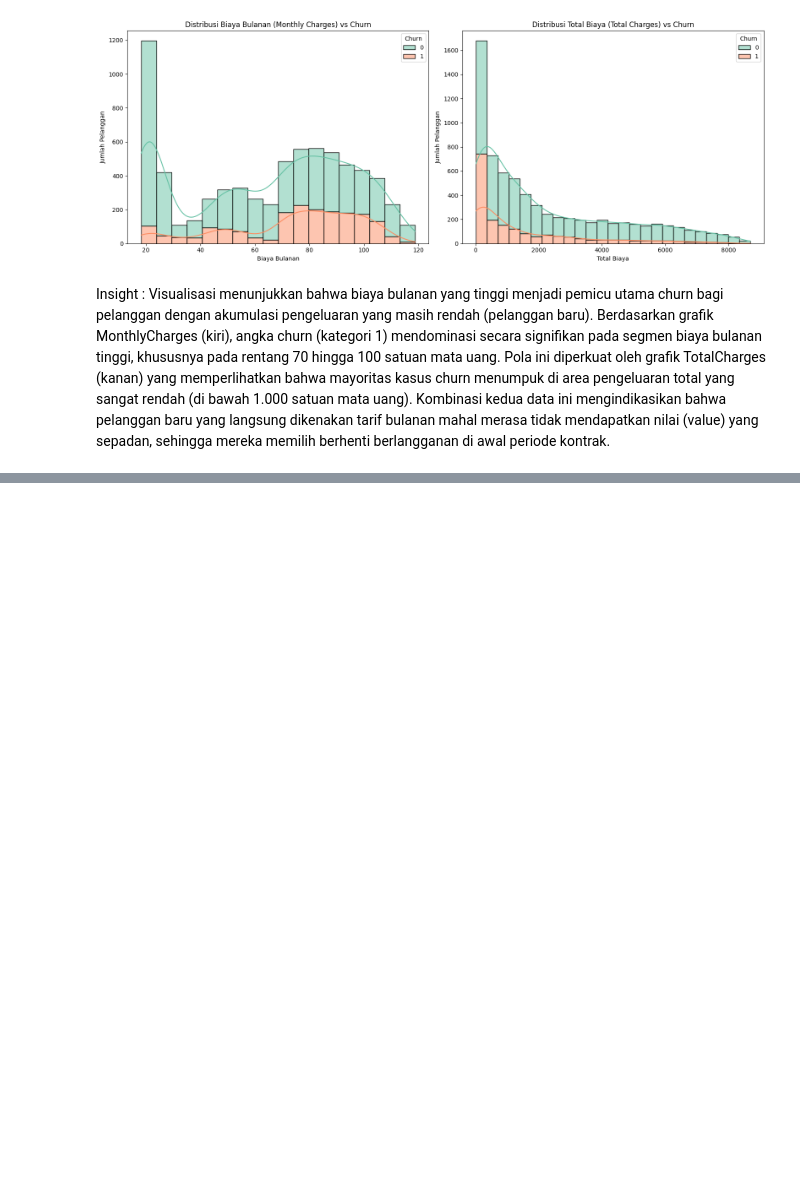
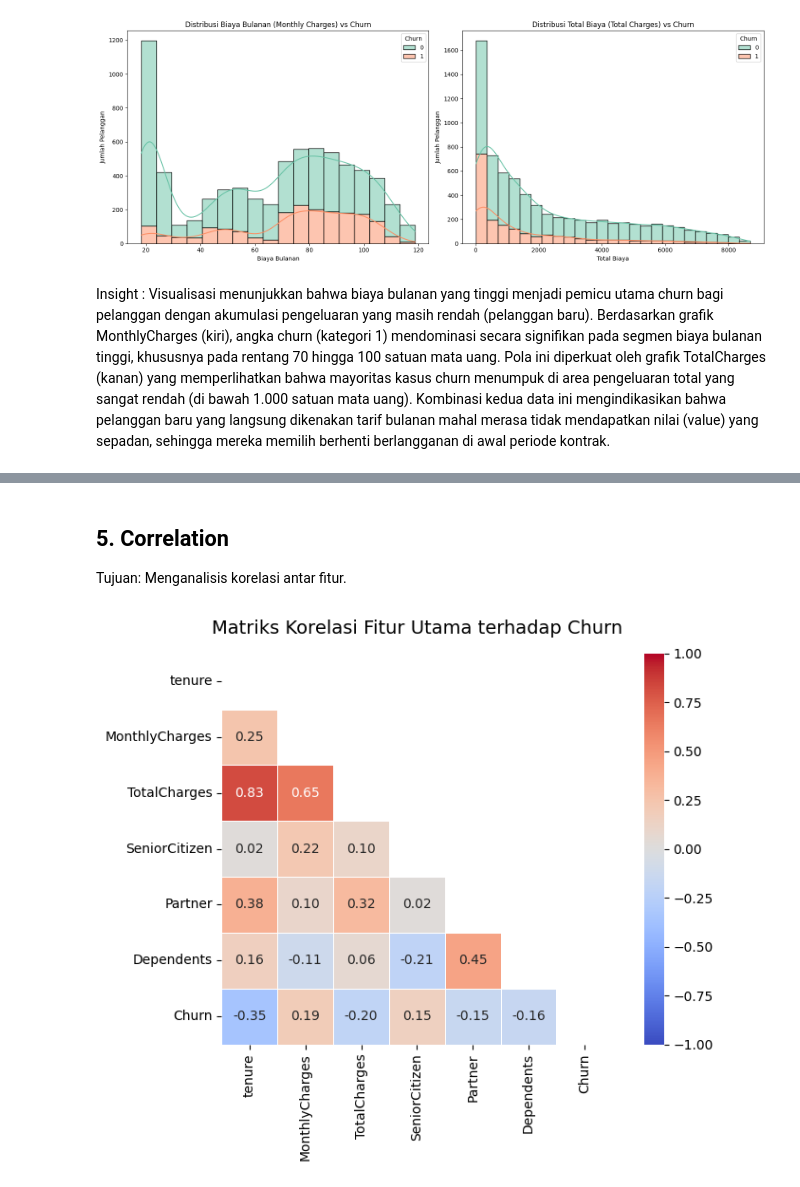
Before and after one commit to RyannPy/customer-intelligence-platform, a Jupyter notebook: notebooks/02_eda.ipynb, the cells around one changed output, grey strips where cells are left out. Cells and saved outputs as stored; diff of their text form; code cells hidden in the pictures; blank space fills up the shorter version.

```diff
--- a/notebooks/02_eda.ipynb
+++ b/notebooks/02_eda.ipynb
@@ -115,0 +149,28 @@ Insight : Visualisasi menunjukkan bahwa biaya bulanan yang tinggi menjadi pemicu
+# %% [markdown]
+## 5. Correlation
+Tujuan: Menganalisis korelasi antar fitur.
+# %%
+fitur_utama = ['tenure', 'MonthlyCharges', 'TotalCharges', 'SeniorCitizen', 'Partner', 'Dependents', 'Churn']
+corr_simple = df[fitur_utama].corr(numeric_only=True)
+
+# 2. Buat mask segitiga atas untuk menyembunyikan duplikasi grafik yang cermin
+mask = np.triu(np.ones_like(corr_simple, dtype=bool))
+
+# 3. Gambar heatmap yang bersih
+plt.figure(figsize=(8, 6))
+sns.heatmap(
+    corr_simple,
+    mask=mask,          # Menyembunyikan setengah grafik yang tidak perlu
+    annot=True,         # Menampilkan angka korelasi langsung di kotak
+    fmt=".2f",          # Membatasi angka desimal agar rapi
+    cmap="coolwarm",    # Warna kontras (merah = positif, biru = negatif)
+    vmin=-1, vmax=1,    # Skala standar korelasi
+    square=True,        # Memastikan kotak berbentuk simetris
+    linewidths=0.5      # Memberi garis pembatas tipis antar kotak
+)
+
+plt.title("Matriks Korelasi Fitur Utama terhadap Churn", fontsize=14, pad=15)
+plt.tight_layout()
+plt.show()
+# %% [output]
+[figure, added]
```
Also changed, not shown: parts of 5 cells of this notebook.
